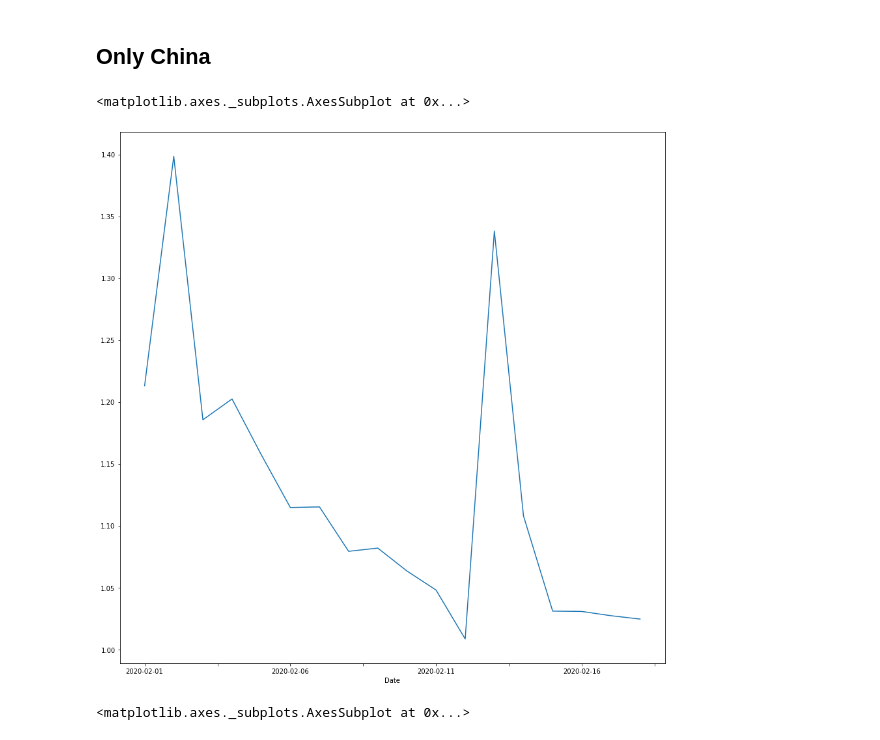
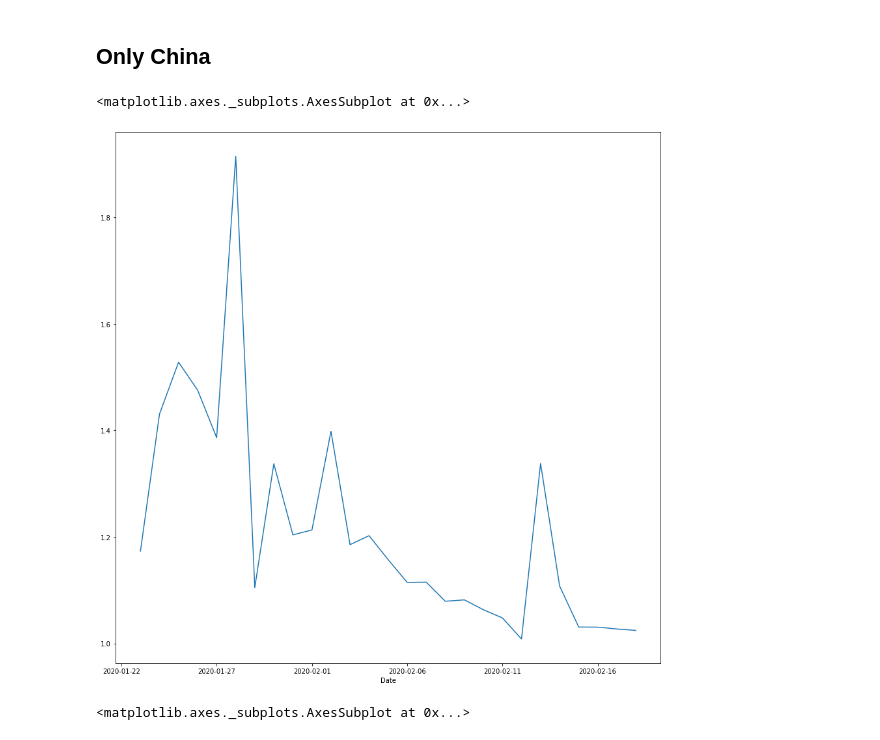
Before and after one commit to nopaixx/covid19, a Jupyter notebook: covid19.ipynb, the cells around one changed output. Cells and saved outputs as stored; diff of their text form; code cells hidden in the pictures.

```diff
--- a/covid19.ipynb
+++ b/covid19.ipynb
@@ -212,10 +212,10 @@ See the caveats in the documentation: https://pandas.pydata.org/pandas-docs/stab
 # %% [markdown]
 ## Only China
 # %%
-china_cases['Factor'][10:28].plot(figsize=(15,15))
+china_cases['Factor'][0:28].plot(figsize=(15,15))
 # %% [output]
 <matplotlib.axes._subplots.AxesSubplot at 0x...>
-[figure, old version]
+[figure, new version]
 # %%
 spain_cases['Factor'][43:].plot(figsize=(15,15))
 # %% [output]
```
